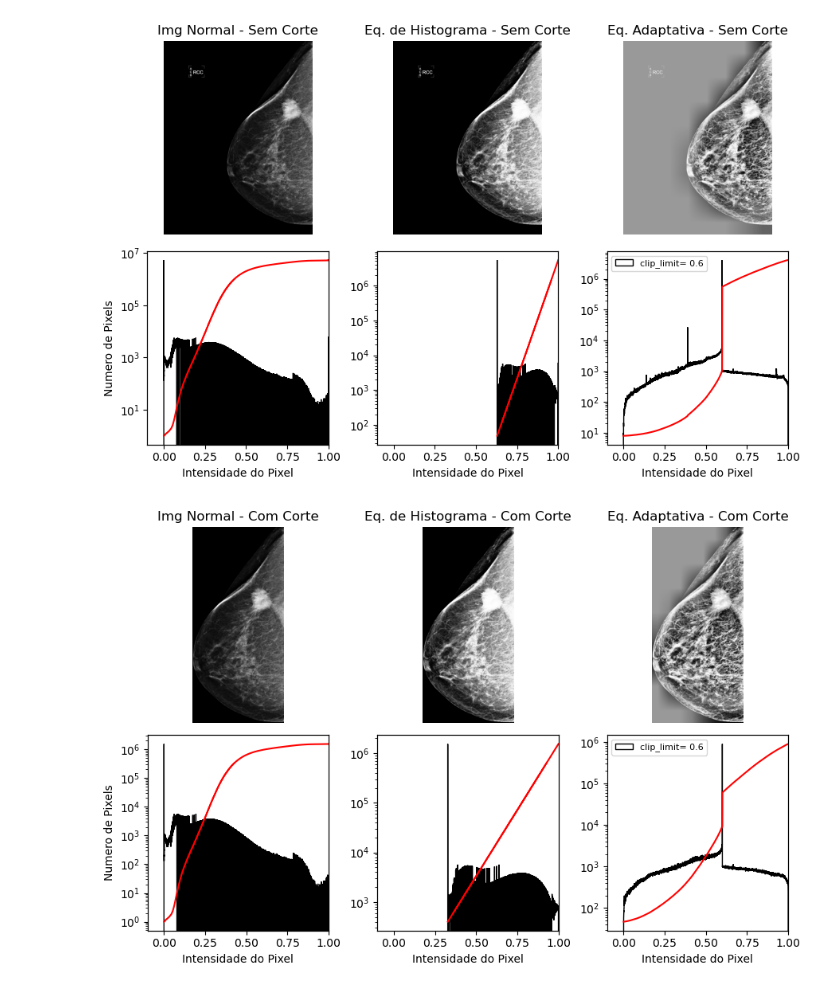
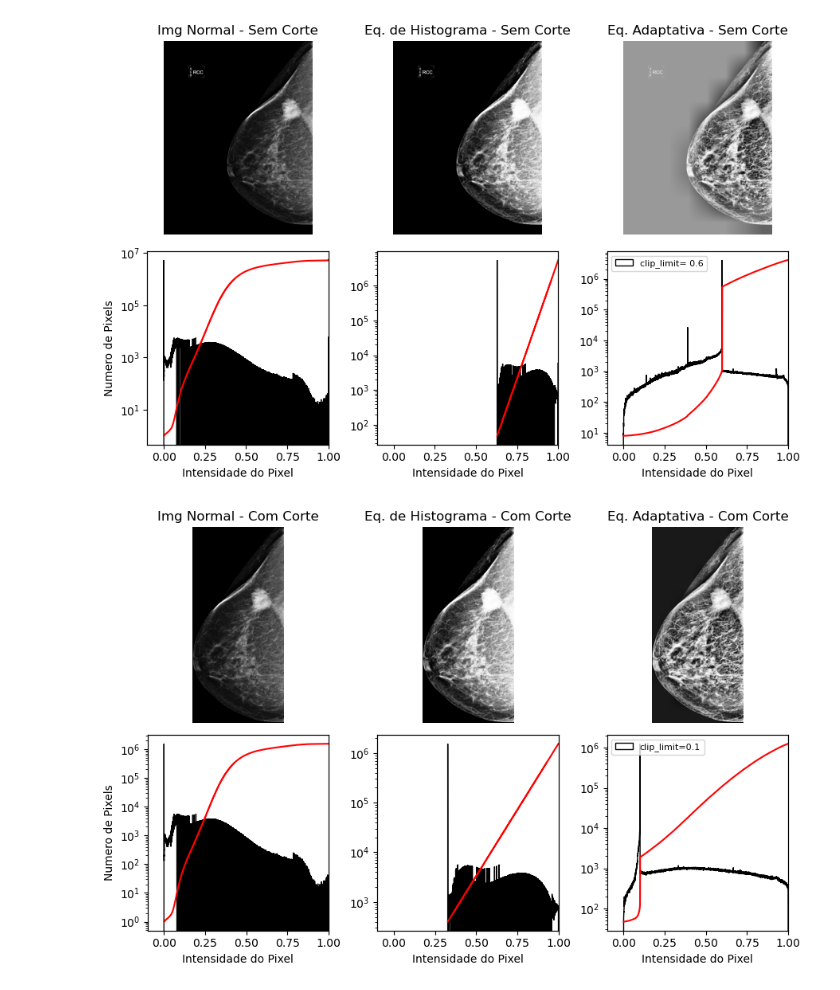
Before and after one commit to lukasmachado20/ProjetoITI, a Jupyter notebook: equalizacao_histogramas.ipynb, the cells around one changed output. Saved outputs shown, nothing was run; the diff lists cells and outputs as text; code cells hidden in the pictures.

Commit message:
clip limit test

```diff
--- a/equalizacao_histogramas.ipynb
+++ b/equalizacao_histogramas.ipynb
@@ -54,28 +54,30 @@ plt.show()
 imgArray = imgProc.croped_Img_With_Threshold(img)
 # Normalizar
 imgNormalized = imgArray/4095
+
 # Equalizacao Histograma
+clipLimit = 0.1
 imgEqHist = exposure.equalize_hist(imgNormalized, nbins=np.max(imgArray))
-imgEqAdaptHist = exposure.equalize_adapthist(imgNormalized, nbins=np.max(imgArray), clip_limit=0.6)
+imgEqAdaptHist = exposure.equalize_adapthist(imgNormalized, nbins=np.max(imgArray), clip_limit=clipLimit)
 # %%
 # Axis
 fig, axes = imgProc.cria_Axis(plt.figure(figsize=(9, 6)))
 
 # Imagem Normal, sem nenhuma Equalizacao
 axeImg, axeHist, axeCdf = imgProc.plot_Img_And_Hist(imgNormalized, axes[:, 0])
 axeImg.set_title('Img Normal - Com Corte')
 axeHist.set_ylabel('Numero de Pixels')
 
 # Imagem com Equalizacao de Histograma
 axeImg, axeHist, axeCdf = imgProc.plot_Img_And_Hist(imgEqHist, axes[:, 1])
 axeImg.set_title('Eq. de Histograma - Com Corte')
 
 # Imagem com Equalizacao Adaptativa de Histograma
 axeImg, axeHist, axeCdf = imgProc.plot_Img_And_Hist(imgEqAdaptHist, axes[:, 2])
 axeImg.set_title('Eq. Adaptativa - Com Corte')
-axeHist.legend(['clip_limit= 0.6'], fontsize=8,loc=2)
+axeHist.legend(['clip_limit={0}'.format(clipLimit)], fontsize=8,loc=2)
 
 fig.tight_layout()
 plt.show()
 # %% [output]
-[figure, old version]
+[figure, new version]
```
Also changed, not shown: parts of 2 cells of this notebook, 2 other files.
